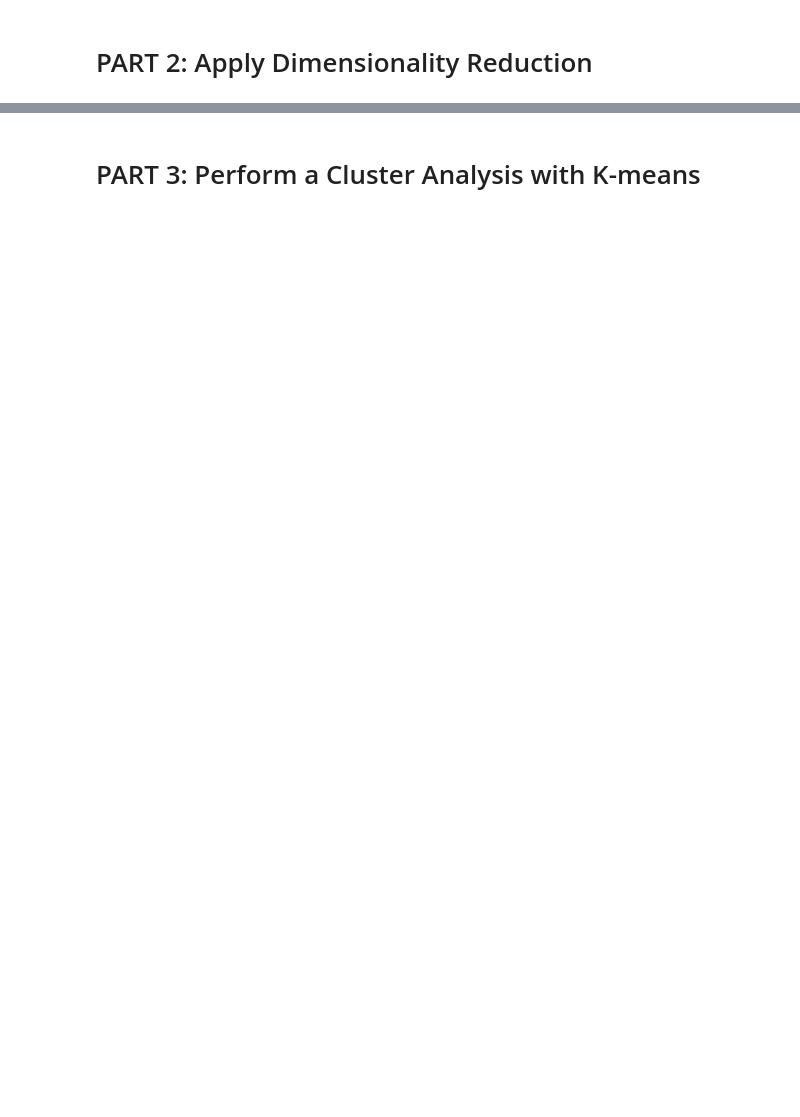
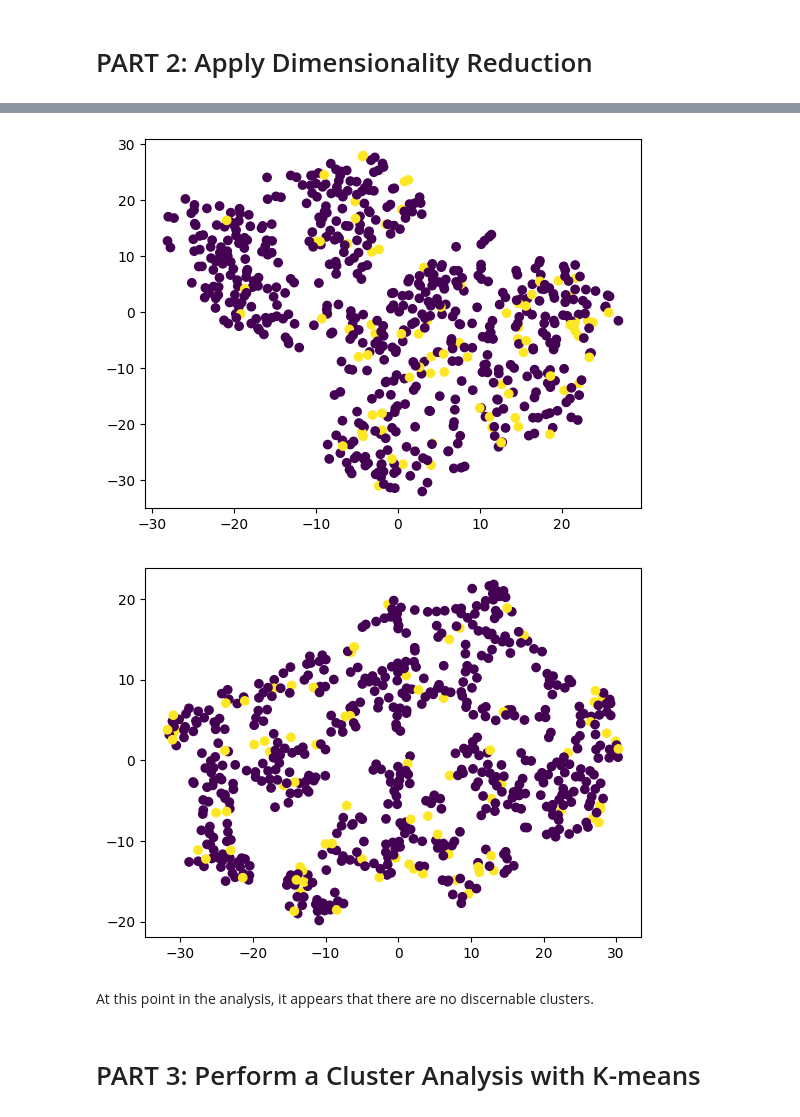
Before and after one commit to billthedataguy/myopia, a Jupyter notebook: Myopia.ipynb, the cells around one changed output, grey strips where cells are left out. Drawn from its saved outputs; the diff is of its cells as text; code cells hidden in the pictures; blank space fills up the shorter version.

```diff
--- a/Myopia.ipynb
+++ b/Myopia.ipynb
@@ -86,8 +282,16 @@ labels.value_counts()
 # %%
  # Visualize the clusters with color
 
-plt.scatter(tsne_df["x"], tsne_df["y"], c=labels)
+plt.scatter(tsne_df1["x"], tsne_df1["y"], c=labels)
 plt.show()
+
+plt.scatter(tsne_df2["x"], tsne_df2["y"], c=labels)
+plt.show()
+# %% [output]
+[figure, added]
+[figure, added]
+# %% [markdown]
+At this point in the analysis, it appears that there are no discernable clusters.
 # %% [markdown]
 # PART 3: Perform a Cluster Analysis with K-means
 # %%
```
Also changed, not shown: parts of 37 cells of this notebook, 2 other files.
